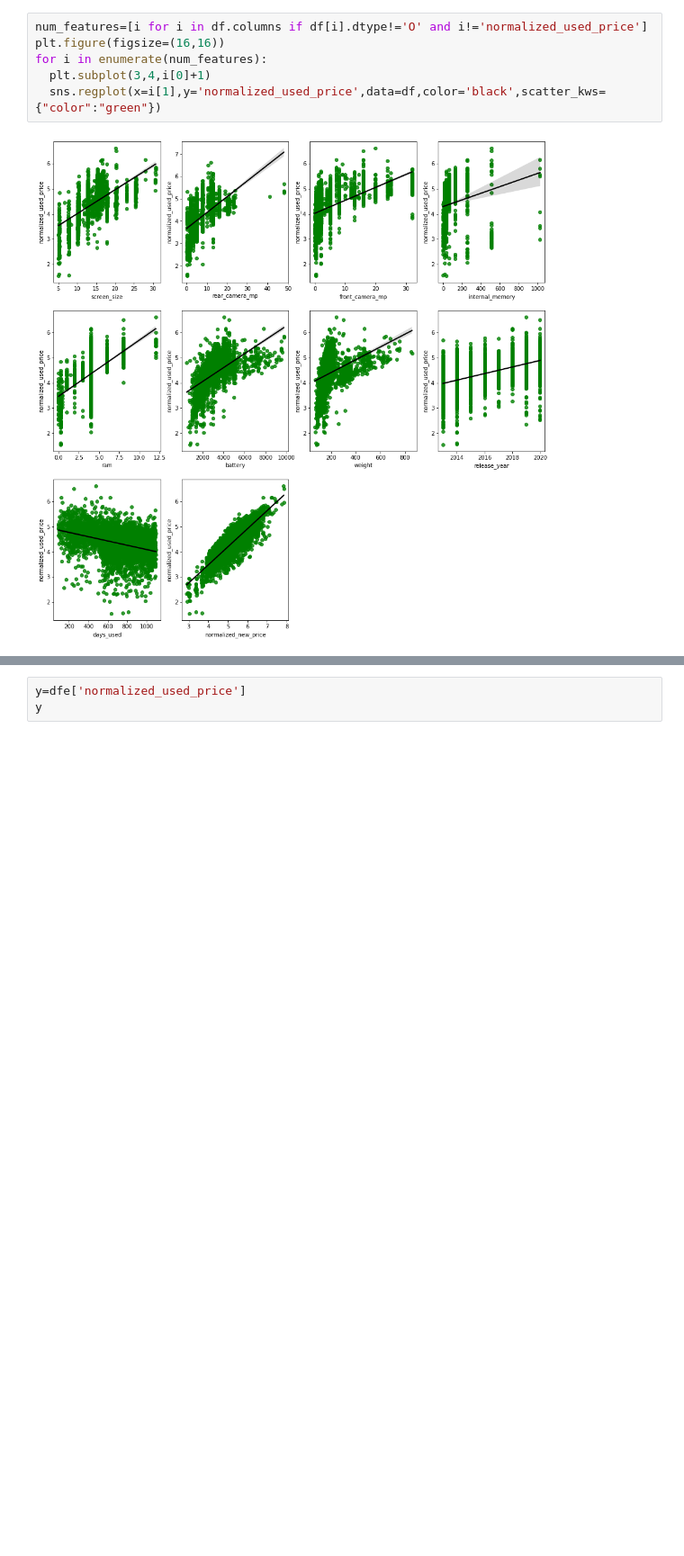
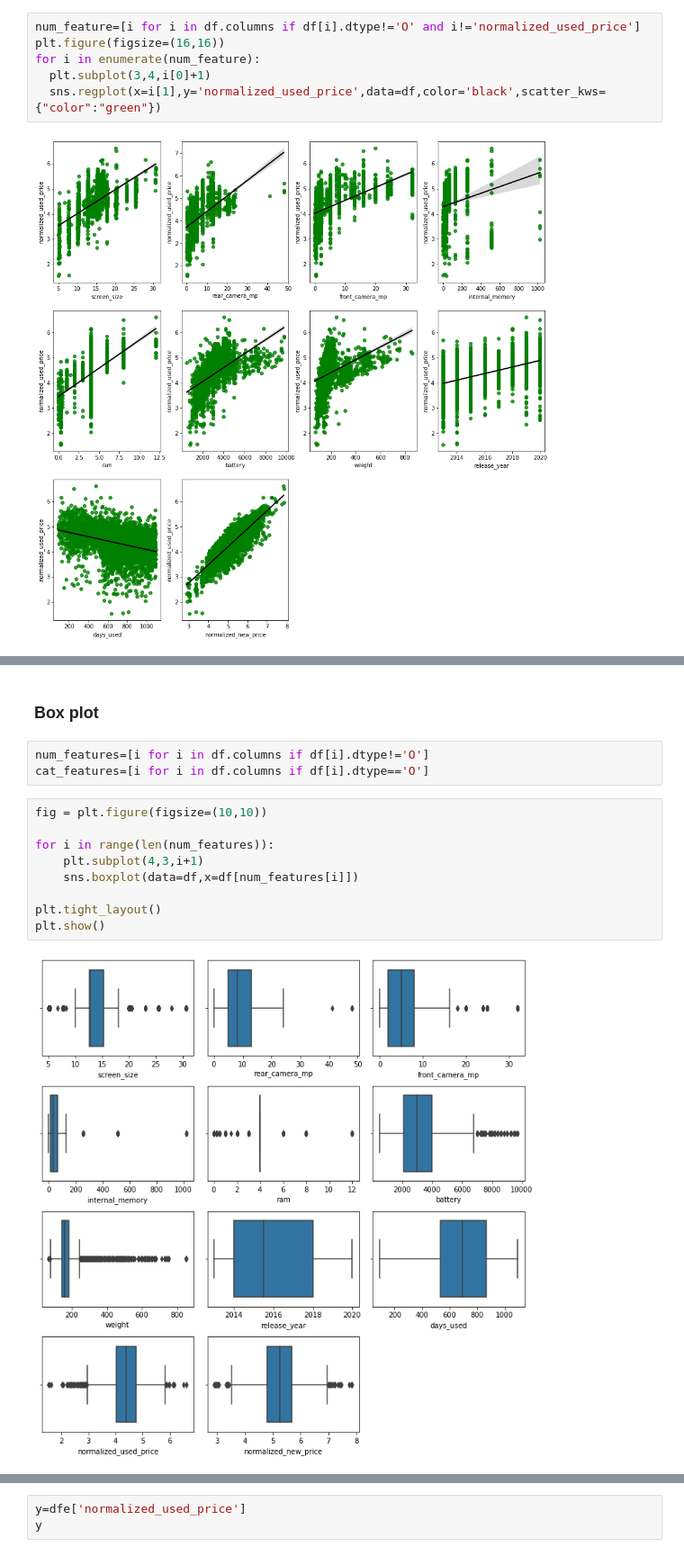
Before and after one commit to AmruthaAN/Amrutha-ml-project, a Jupyter notebook: used_device_project.ipynb, the cells around one changed output, grey strips where cells are left out. Shown at 90% size. Cells and saved outputs as stored; diff of their text form; blank space fills up the shorter version.

```diff
--- a/used_device_project.ipynb
+++ b/used_device_project.ipynb
@@ -125,9 +223,9 @@ plt.show()
 # %% [markdown]
 ### **Regression Plot**
 # %%
-num_features=[i for i in df.columns if df[i].dtype!='O' and i!='normalized_used_price']
+num_feature=[i for i in df.columns if df[i].dtype!='O' and i!='normalized_used_price']
 plt.figure(figsize=(16,16))
-for i in enumerate(num_features):
+for i in enumerate(num_feature):
   plt.subplot(3,4,i[0]+1)
   sns.regplot(x=i[1],y='normalized_used_price',data=df,color='black',scatter_kws={"color":"green"})
 # %% [output]
@@ -136,0 +239,16 @@ for i in enumerate(num_features):
+# %% [markdown]
+### **Box plot**
+# %%
+num_features=[i for i in df.columns if df[i].dtype!='O']
+cat_features=[i for i in df.columns if df[i].dtype=='O']
+# %%
+fig = plt.figure(figsize=(10,10))
+
+for i in range(len(num_features)):
+    plt.subplot(4,3,i+1)
+    sns.boxplot(data=df,x=df[num_features[i]])
+
+plt.tight_layout()
+plt.show()
+# %% [output]
+[figure, added]
```
Also changed, not shown: parts of 22 cells of this notebook.
